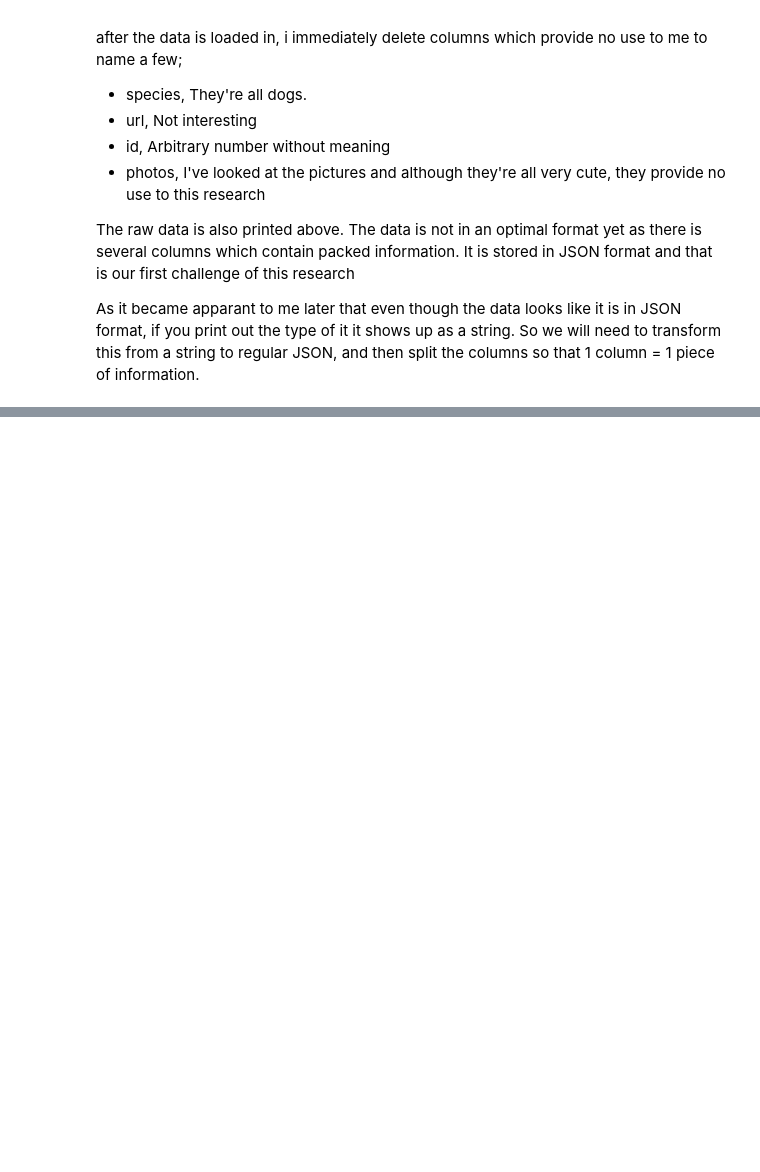
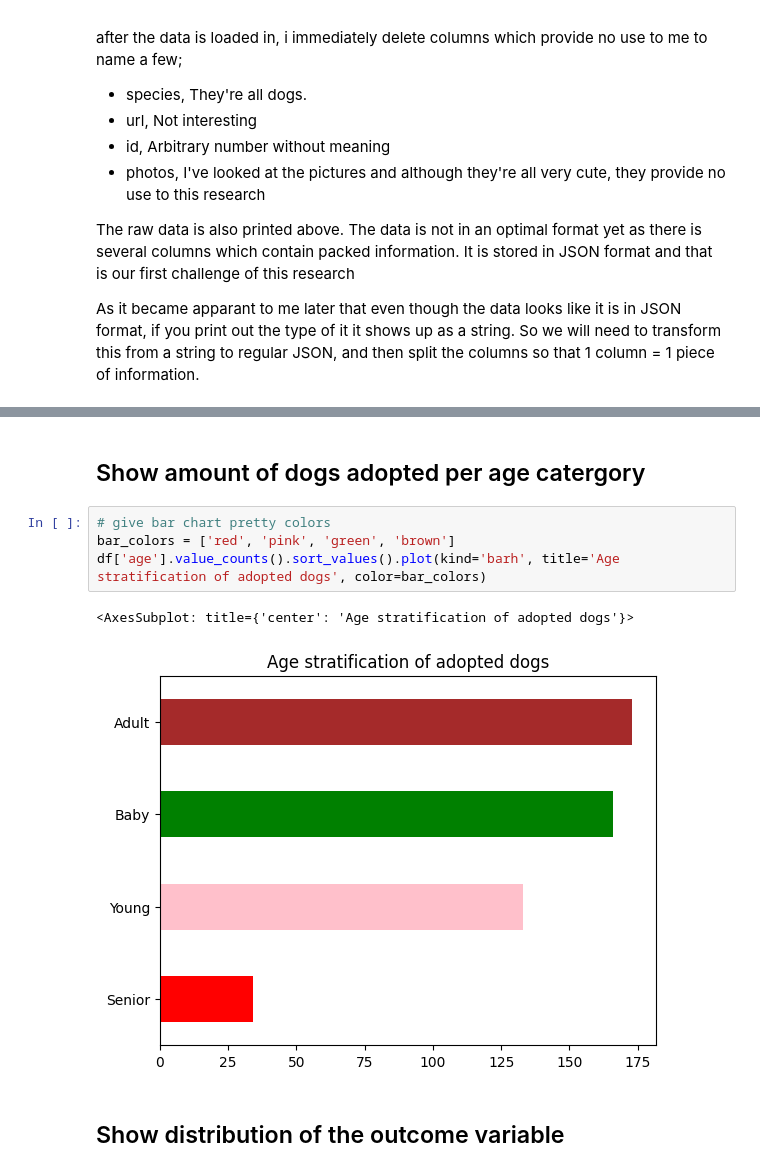
Before and after one commit to BillBelieve/Dog-Adoption-Data-Science-Project, a Jupyter notebook: Project Data Science/Project Worksheet.ipynb, the cells around one changed output, grey strips where cells are left out. Cells and saved outputs as stored; diff of their text form; blank space fills up the shorter version.

```diff
--- a/Project Data Science/Project Worksheet.ipynb
+++ b/Project Data Science/Project Worksheet.ipynb
@@ -451,0 +357,11 @@ plt.plot(number_degrees,plt_mean_squared_error, color="red")
+# %% [markdown]
+## Show amount of dogs adopted per age catergory
+# %%
+# give bar chart pretty colors
+bar_colors = ['red', 'pink', 'green', 'brown']
+df['age'].value_counts().sort_values().plot(kind='barh', title='Age stratification of adopted dogs', color=bar_colors)
+# %% [output]
+<AxesSubplot: title={'center': 'Age stratification of adopted dogs'}>
+[figure, added]
+# %% [markdown]
+## Show distribution of the outcome variable
```
Also changed, not shown: parts of 86 cells of this notebook, 1 other file.
